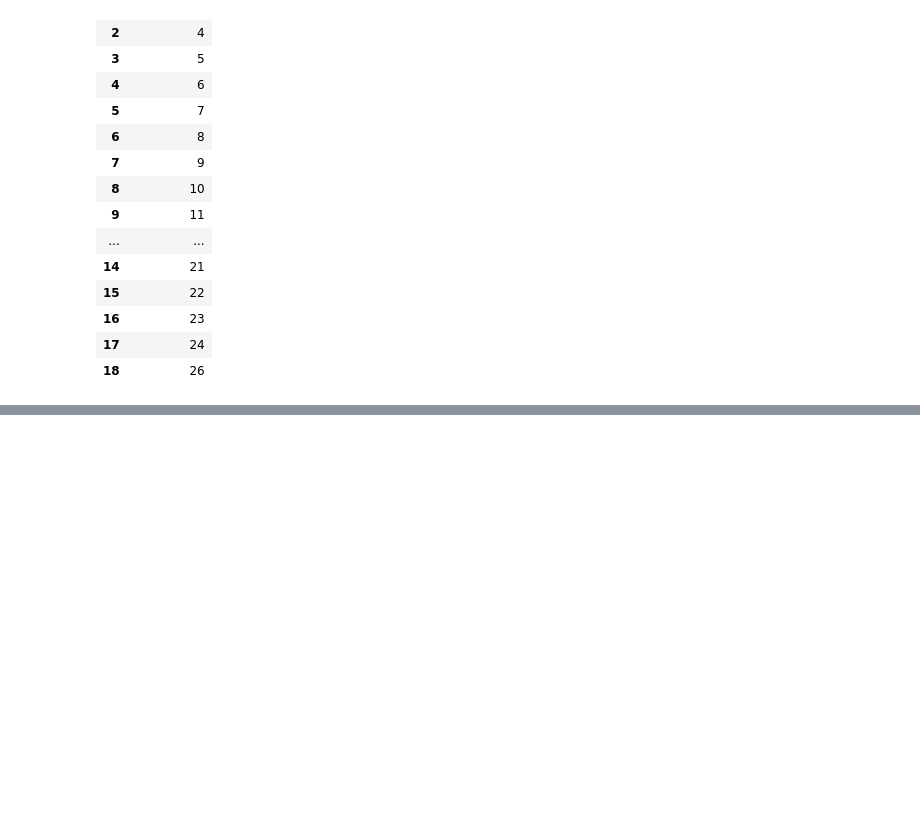
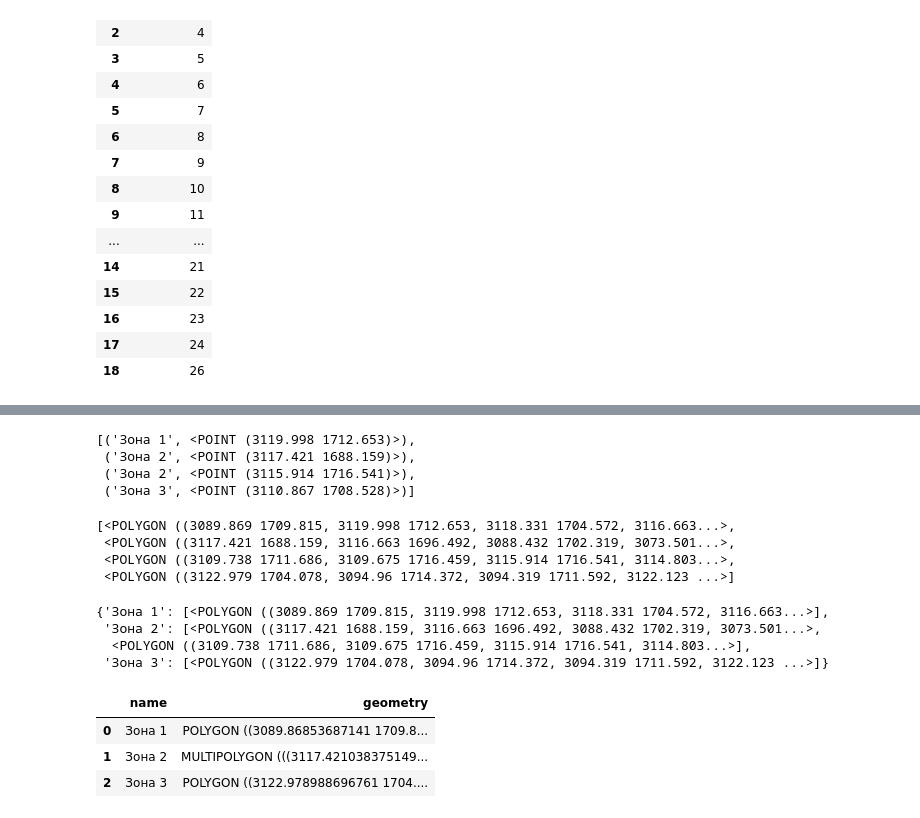
Before and after one commit to maxmyslivets/TaxationMaster, a Jupyter notebook: notebook_drafts/draft_TaxationTool_Autocad.ipynb, the cells around one changed output, grey strips where cells are left out. Saved outputs shown, nothing was run; the diff lists cells and outputs as text; code cells hidden in the pictures; blank space fills up the shorter version.

```diff
--- a/notebook_drafts/draft_TaxationTool_Autocad.ipynb
+++ b/notebook_drafts/draft_TaxationTool_Autocad.ipynb
@@ -291,0 +245,64 @@ for l in ['A', 'B', 'D']:
+# %%
+acad = Autocad()
+zones_layers = 'зоны'
+
+names_data = []
+for obj in acad.iter_objects(['AcDbText', 'AcDbMText']):
+    if obj.ObjectName == 'AcDbText' and obj.Layer in zones_layers:
+        x, y, _ = obj.InsertionPoint
+        names_data.append((obj.TextString, Point(x, y)))
+    elif obj.ObjectName == 'AcDbMText' and obj.Layer in zones_layers:
+        x, y, _ = obj.InsertionPoint
+        names_data.append((mtext_to_string(obj.TextString).replace('\n', ' '), Point(x, y)))
+
+names_data
+# %% [output]
+[('Зона 1', <POINT (3119.998 1712.653)>),
+ ('Зона 2', <POINT (3117.421 1688.159)>),
+ ('Зона 2', <POINT (3115.914 1716.541)>),
+ ('Зона 3', <POINT (3110.867 1708.528)>)]
+# %%
+zones_shapes_data = []
+for obj in acad.iter_objects('AcDbPolyline'):
+    if obj.Layer in zones_layers:
+        acad_polygon_vertexes = [vertex for vertex in obj.Coordinates]
+        shape = Polygon(
+            [(acad_polygon_vertexes[i], acad_polygon_vertexes[i+1])
+             for i in range(0, len(acad_polygon_vertexes), 2)])
+        zones_shapes_data.append(shape)
+
+zones_shapes_data
+# %% [output]
+[<POLYGON ((3089.869 1709.815, 3119.998 1712.653, 3118.331 1704.572, 3116.663...>,
+ <POLYGON ((3117.421 1688.159, 3116.663 1696.492, 3088.432 1702.319, 3073.501...>,
+ <POLYGON ((3109.738 1711.686, 3109.675 1716.459, 3115.914 1716.541, 3114.803...>,
+ <POLYGON ((3122.979 1704.078, 3094.96 1714.372, 3094.319 1711.592, 3122.123 ...>]
+# %%
+min_distance = 0.01
+zones_data = {name: [] for name, shape in names_data}
+for shape in zones_shapes_data:
+    for name, point in names_data:
+        if point.distance(shape.exterior) < min_distance:
+            zones_data[name].append(shape)
+zones_data
+# %% [output]
+{'Зона 1': [<POLYGON ((3089.869 1709.815, 3119.998 1712.653, 3118.331 1704.572, 3116.663...>],
+ 'Зона 2': [<POLYGON ((3117.421 1688.159, 3116.663 1696.492, 3088.432 1702.319, 3073.501...>,
+  <POLYGON ((3109.738 1711.686, 3109.675 1716.459, 3115.914 1716.541, 3114.803...>],
+ 'Зона 3': [<POLYGON ((3122.979 1704.078, 3094.96 1714.372, 3094.319 1711.592, 3122.123 ...>]}
+# %%
+from shapely.geometry import MultiPolygon
+zones = []
+for name, shapes in zones_data.items():
+    zones.append({
+        'name': name,
+        'geometry': MultiPolygon(shapes) if len(shapes) > 1 else shapes[0],
+    })
+zones_df = pd.DataFrame(zones)
+
+zones_df
+# %% [output]
+|  | name | geometry |
+| 0 | Зона 1 | POLYGON ((3089.86853687141 1709.8... |
+| 1 | Зона 2 | MULTIPOLYGON (((3117.421038375149... |
+| 2 | Зона 3 | POLYGON ((3122.978988696761 1704.... |
```
Also changed, not shown: parts of 8 cells of this notebook, 4 other files.
